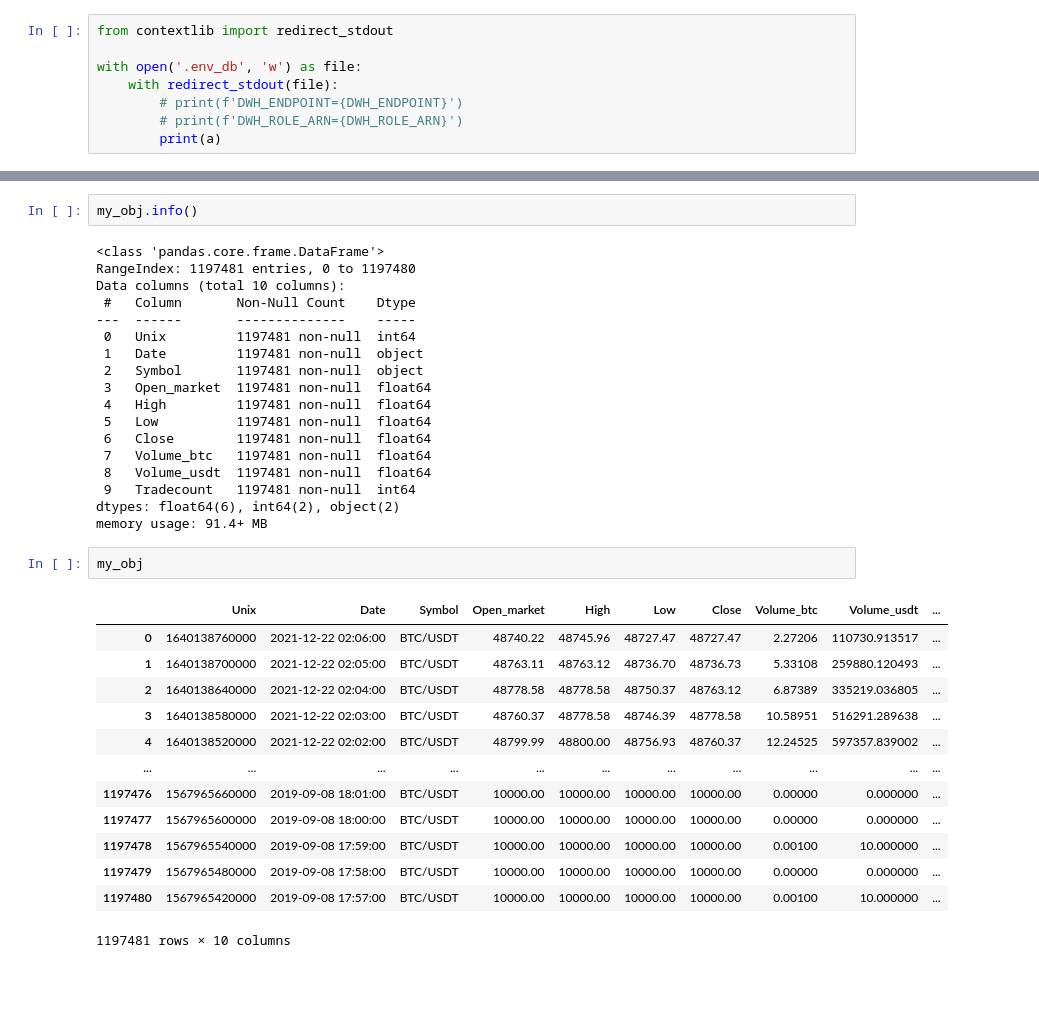
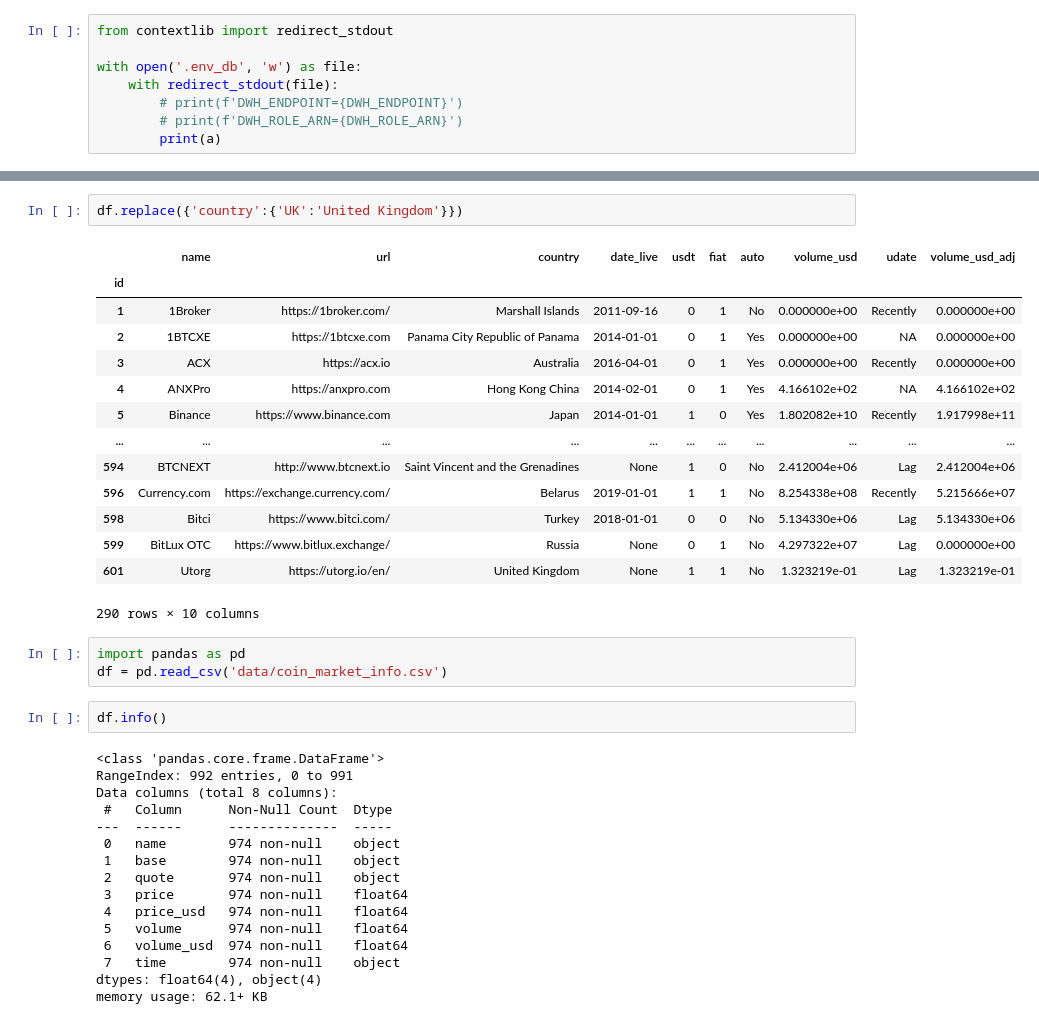
Before and after one commit to tien-duong115/CoinLore_API_Project, a Jupyter notebook: notebook_psql_redshift.ipynb, the cells around one changed output, grey strips where cells are left out. Drawn from its saved outputs; the diff is of its cells as text; blank space fills up the shorter version.

```diff
--- a/notebook_psql_redshift.ipynb
+++ b/notebook_psql_redshift.ipynb
@@ -398,36 +171,38 @@ my_obj.head()
+# %%
+df.replace({'country':{'UK':'United Kingdom'}})
+# %% [output]
+|  | name | url | country | date_live | usdt | fiat | auto | volume_usd | udate | volume_usd_adj |
+| id |  |  |  |  |  |  |  |  |  |  |
+| 1 | 1Broker | https://1broker.com/ | Marshall Islands | 2011-09-16 | 0 | 1 | No | 0.000000e+00 | Recently | 0.000000e+00 |
+| 2 | 1BTCXE | https://1btcxe.com | Panama City Republic of Panama | 2014-01-01 | 0 | 1 | Yes | 0.000000e+00 | NA | 0.000000e+00 |
+| 3 | ACX | https://acx.io | Australia | 2016-04-01 | 0 | 1 | Yes | 0.000000e+00 | Recently | 0.000000e+00 |
+| 4 | ANXPro | https://anxpro.com | Hong Kong China | 2014-02-01 | 0 | 1 | Yes | 4.166102e+02 | NA | 4.166102e+02 |
+| 5 | Binance | https://www.binance.com | Japan | 2014-01-01 | 1 | 0 | Yes | 1.802082e+10 | Recently | 1.917998e+11 |
+| ... | ... | ... | ... | ... | ... | ... | ... | ... | ... | ... |
+| 594 | BTCNEXT | http://www.btcnext.io | Saint Vincent and the Grenadines | None | 1 | 0 | No | 2.412004e+06 | Lag | 2.412004e+06 |
+| 596 | Currency.com | https://exchange.currency.com/ | Belarus | 2019-01-01 | 1 | 1 | No | 8.254338e+08 | Recently | 5.215666e+07 |
+| 598 | Bitci | https://www.bitci.com/ | Turkey | 2018-01-01 | 0 | 0 | No | 5.134330e+06 | Lag | 5.134330e+06 |
+| 599 | BitLux OTC | https://www.bitlux.exchange/ | Russia | None | 0 | 1 | No | 4.297322e+07 | Lag | 0.000000e+00 |
+| 601 | Utorg | https://utorg.io/en/ | United Kingdom | None | 1 | 1 | No | 1.323219e-01 | Lag | 1.323219e-01 |
+290 rows × 10 columns
+# %%
+import pandas as pd
+df = pd.read_csv('data/coin_market_info.csv')
 # %%
-my_obj.info()
+df.info()
 # %% [output]
 <class 'pandas.core.frame.DataFrame'>
-RangeIndex: 1197481 entries, 0 to 1197480
-Data columns (total 10 columns):
- #   Column       Non-Null Count    Dtype
----  ------       --------------    -----
- 0   Unix         1197481 non-null  int64
- 1   Date         1197481 non-null  object
- 2   Symbol       1197481 non-null  object
- 3   Open_market  1197481 non-null  float64
- 4   High         1197481 non-null  float64
- 5   Low          1197481 non-null  float64
- 6   Close        1197481 non-null  float64
- 7   Volume_btc   1197481 non-null  float64
- 8   Volume_usdt  1197481 non-null  float64
- 9   Tradecount   1197481 non-null  int64
-dtypes: float64(6), int64(2), object(2)
-memory usage: 91.4+ MB
+RangeIndex: 992 entries, 0 to 991
+Data columns (total 8 columns):
+ #   Column      Non-Null Count  Dtype
+---  ------      --------------  -----
+ 0   name        974 non-null    object
+ 1   base        974 non-null    object
+ 2   quote       974 non-null    object
+ 3   price       974 non-null    float64
+ 4   price_usd   974 non-null    float64
+ 5   volume      974 non-null    float64
+ 6   volume_usd  974 non-null    float64
+ 7   time        974 non-null    object
+dtypes: float64(4), object(4)
+memory usage: 62.1+ KB
-# %%
-my_obj
-# %% [output]
-|  | Unix | Date | Symbol | Open_market | High | Low | Close | Volume_btc | Volume_usdt | ... |
-| 0 | 1640138760000 | 2021-12-22 02:06:00 | BTC/USDT | 48740.22 | 48745.96 | 48727.47 | 48727.47 | 2.27206 | 110730.913517 | ... |
-| 1 | 1640138700000 | 2021-12-22 02:05:00 | BTC/USDT | 48763.11 | 48763.12 | 48736.70 | 48736.73 | 5.33108 | 259880.120493 | ... |
-| 2 | 1640138640000 | 2021-12-22 02:04:00 | BTC/USDT | 48778.58 | 48778.58 | 48750.37 | 48763.12 | 6.87389 | 335219.036805 | ... |
-| 3 | 1640138580000 | 2021-12-22 02:03:00 | BTC/USDT | 48760.37 | 48778.58 | 48746.39 | 48778.58 | 10.58951 | 516291.289638 | ... |
-| 4 | 1640138520000 | 2021-12-22 02:02:00 | BTC/USDT | 48799.99 | 48800.00 | 48756.93 | 48760.37 | 12.24525 | 597357.839002 | ... |
-| ... | ... | ... | ... | ... | ... | ... | ... | ... | ... | ... |
-| 1197476 | 1567965660000 | 2019-09-08 18:01:00 | BTC/USDT | 10000.00 | 10000.00 | 10000.00 | 10000.00 | 0.00000 | 0.000000 | ... |
-| 1197477 | 1567965600000 | 2019-09-08 18:00:00 | BTC/USDT | 10000.00 | 10000.00 | 10000.00 | 10000.00 | 0.00000 | 0.000000 | ... |
-| 1197478 | 1567965540000 | 2019-09-08 17:59:00 | BTC/USDT | 10000.00 | 10000.00 | 10000.00 | 10000.00 | 0.00100 | 10.000000 | ... |
-| 1197479 | 1567965480000 | 2019-09-08 17:58:00 | BTC/USDT | 10000.00 | 10000.00 | 10000.00 | 10000.00 | 0.00000 | 0.000000 | ... |
-| 1197480 | 1567965420000 | 2019-09-08 17:57:00 | BTC/USDT | 10000.00 | 10000.00 | 10000.00 | 10000.00 | 0.00100 | 10.000000 | ... |
-1197481 rows × 10 columns
```
Also changed, not shown: parts of 43 cells of this notebook, 8 other files.
